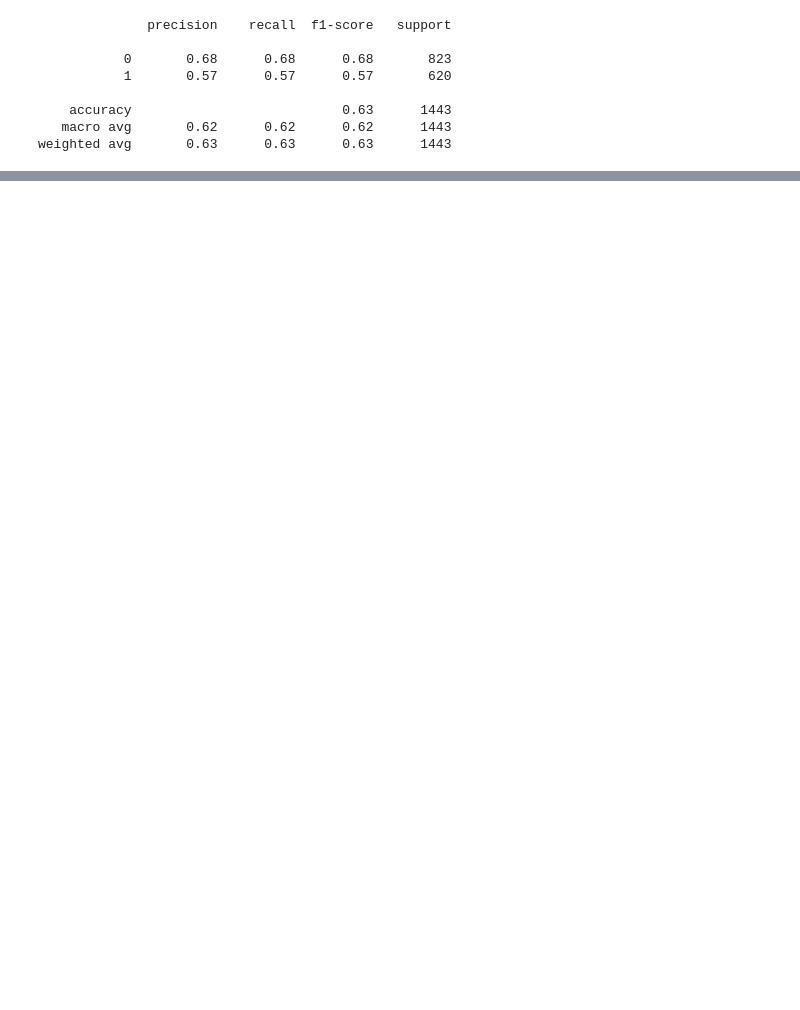
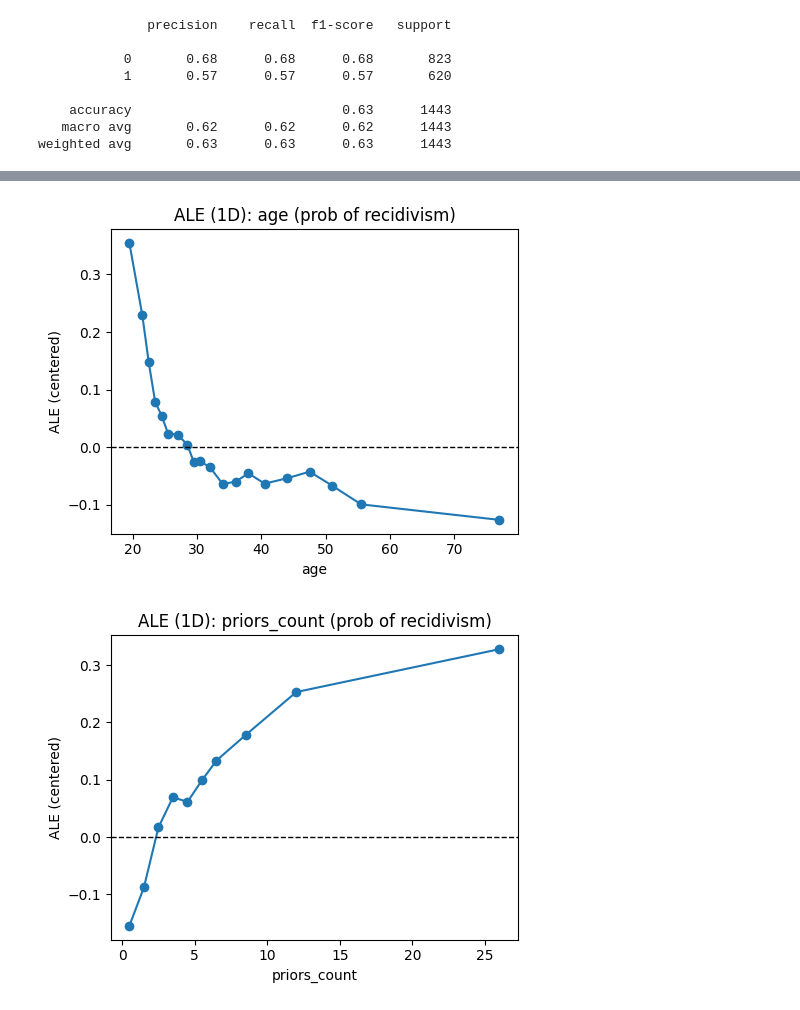
Before and after one commit to Leo-ChenYZ/Explainable-AI, a Jupyter notebook: Assignments/Assignment_3/Assignment_3.ipynb, the cells around one changed output, grey strips where cells are left out. Cells and saved outputs as stored; diff of their text form; code cells hidden in the pictures; blank space fills up the shorter version.

```diff
--- a/Assignments/Assignment_3/Assignment_3.ipynb
+++ b/Assignments/Assignment_3/Assignment_3.ipynb
@@ -152,0 +162,73 @@ The LIME explanation again indicates that Malik Johnson was classified as low ri
+# %%
+# ALE (1D) for numeric features
+
+def ale_1d_binary(model_proba_func, X_in, feature_name, bins=20):
+    X_np = X_in.to_numpy().copy()
+    j = X_in.columns.get_loc(feature_name)
+    xj = X_np[:, j].astype(float)
+
+    # Quantile bins
+    qs = np.linspace(0, 1, bins + 1)
+    edges = np.unique(np.quantile(xj, qs))
+    if len(edges) < 3:
+        edges = np.unique(xj)
+    if len(edges) < 3:
+        raise ValueError(f"Not enough unique values in {feature_name} for ALE bins.")
+
+    mean_deltas = []
+    counts = []
+
+    for i in range(len(edges) - 1):
+        lo, hi = edges[i], edges[i + 1]
+        in_bin = (xj >= lo) & (xj < hi) if i < len(edges) - 2 else (xj >= lo) & (xj <= hi)
+        idx = np.where(in_bin)[0]
+        counts.append(len(idx))
+        if len(idx) == 0:
+            mean_deltas.append(0.0)
+            continue
+
+        X_low = X_np[idx, :].copy()
+        X_high = X_np[idx, :].copy()
+        X_low[:, j] = lo
+        X_high[:, j] = hi
+
+        p_low = model_proba_func(X_low)
+        p_high = model_proba_func(X_high)
+        mean_deltas.append(np.mean(p_high - p_low))
+
+    mean_deltas = np.array(mean_deltas, dtype=float)
+    counts = np.array(counts, dtype=float)
+    # ALE at bin midpoints: sum of previous mean_deltas + half current
+    cumsum_prev = np.cumsum(mean_deltas) - mean_deltas
+    ale_mid = cumsum_prev + 0.5 * mean_deltas
+    # The above code snippet was generated using GPT-5 on 09/29/25 at 12:50a.
+
+    # Centering (weighted by empirical frequency in each bin)
+    total = counts.sum()
+    if total > 0:
+        center = np.sum(ale_mid * counts) / total
+    else:
+        center = ale_mid.mean()
+    ale_centered = ale_mid - center
+
+    bin_mids = 0.5 * (edges[:-1] + edges[1:])
+    return bin_mids, ale_centered, counts, edges
+
+# proba function for class=1
+proba1 = lambda Xarr: model_compas.predict_proba(Xarr)[:, 1]
+
+ale_features = ['age', 'priors_count']
+for feat in ale_features:
+    mids, ale_vals, counts, edges = ale_1d_binary(proba1, X, feat, bins=20)
+    fig, ax = plt.subplots(figsize=(5,4))
+    ax.plot(mids, ale_vals, marker='o', linewidth=1.5)
+    ax.axhline(0, color='k', linestyle='--', linewidth=1)
+    ax.set_title(f'ALE (1D): {feat} (prob of recidivism)')
+    ax.set_xlabel(feat)
+    ax.set_ylabel('ALE (centered)')
+    plt.tight_layout()
+    plt.show()
+    # The above code snippet was generated using GPT-5 on 09/29/25 at 01:25a.
+# %% [output]
+[figure, added]
+[figure, added]
```
Also changed, not shown: parts of 17 cells of this notebook.
